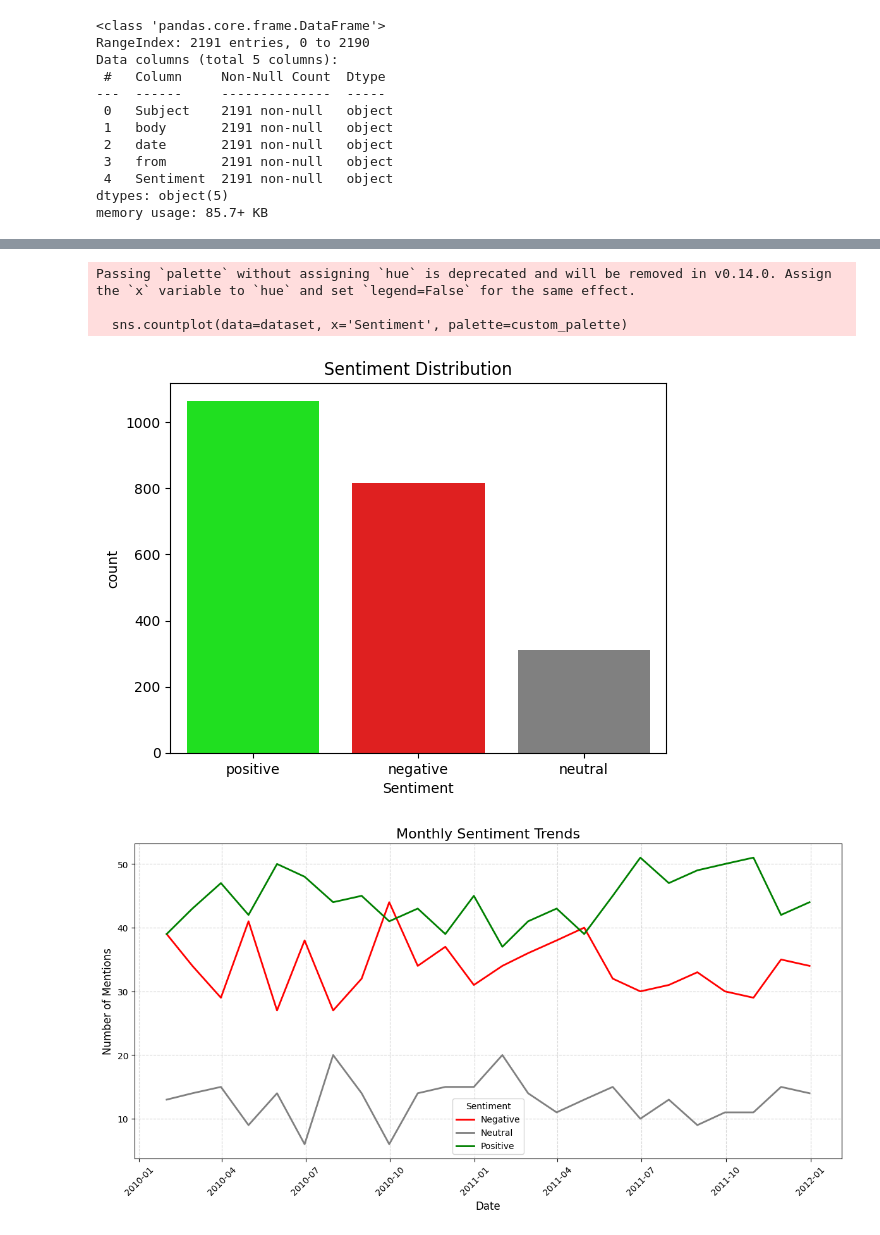
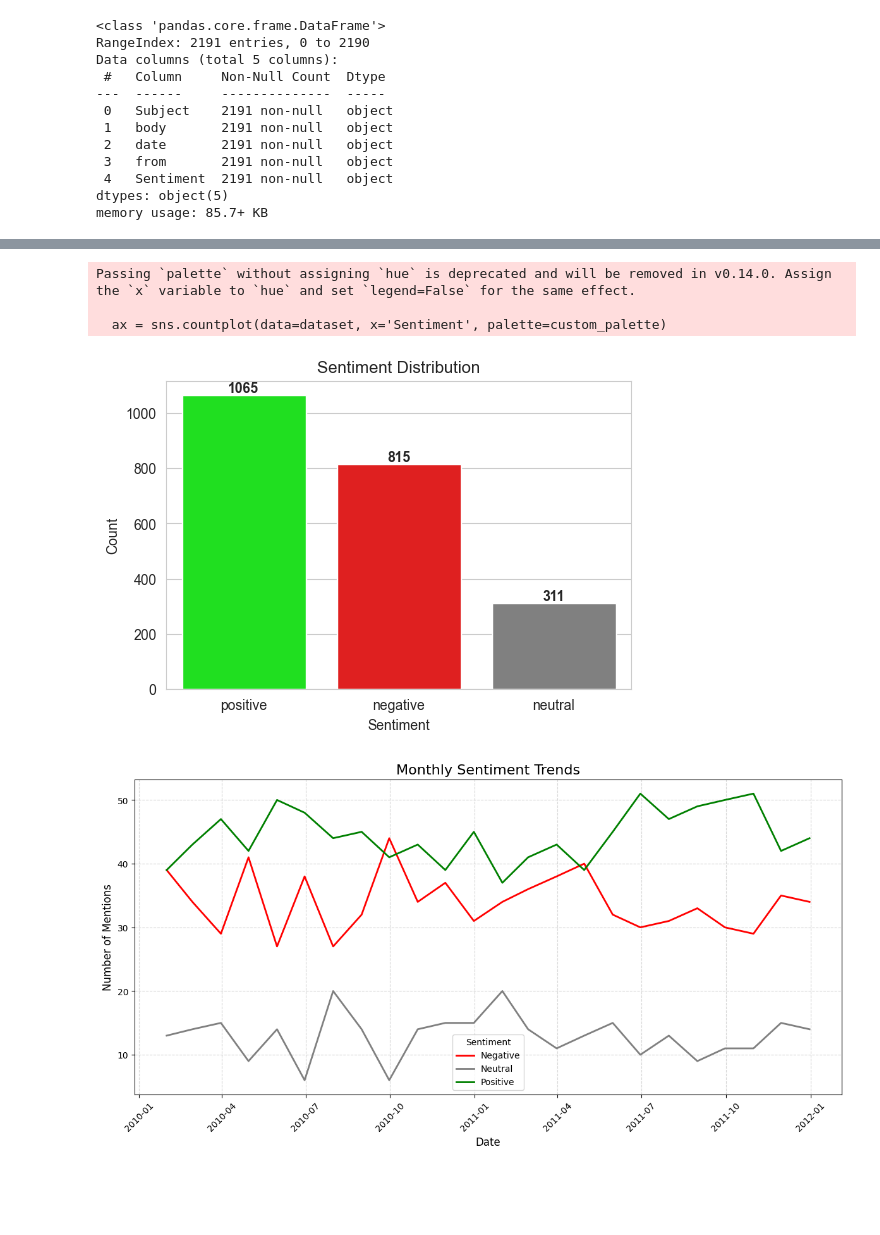
Before and after one commit to ParasNingune/Springer-Capital-Final-Task, a Jupyter notebook: notebook.ipynb, the cells around one changed output, grey strips where cells are left out. Cells and saved outputs as stored; diff of their text form; code cells hidden in the pictures; blank space fills up the shorter version.

Commit message:
Added Visualizations

```diff
--- a/notebook.ipynb
+++ b/notebook.ipynb
@@ -127,21 +127,35 @@ import matplotlib.pyplot as plt
 # %%
 import seaborn as sns
 import matplotlib.pyplot as plt
 
 custom_palette = {
     'positive': 'lime',
     'negative': 'red',
     'neutral': 'gray'
 }
 
-sns.countplot(data=dataset, x='Sentiment', palette=custom_palette)
+plt.figure(figsize=(6, 4))
+ax = sns.countplot(data=dataset, x='Sentiment', palette=custom_palette)
+
+for p in ax.patches:
+    ax.annotate(
+        format(int(p.get_height()), 'd'),
+        (p.get_x() + p.get_width() / 2., p.get_height()),
+        ha='center', va='center',
+        xytext=(0, 5),
+        textcoords='offset points',
+        fontsize=10, fontweight='bold'
+    )
+
 plt.title('Sentiment Distribution')
+plt.xlabel('Sentiment')
+plt.ylabel('Count')
 plt.show()
 # %% [output]
 Passing `palette` without assigning `hue` is deprecated and will be removed in v0.14.0. Assign the `x` variable to `hue` and set `legend=False` for the same effect.
 
-  sns.countplot(data=dataset, x='Sentiment', palette=custom_palette)
+  ax = sns.countplot(data=dataset, x='Sentiment', palette=custom_palette)
-[figure, old version]
+[figure, new version]
 # %%
 sentiment_monthly = dataset.set_index('date').groupby('Sentiment').resample('M').size().unstack()
 
```
Also changed, not shown: parts of 2 cells of this notebook, 6 other files.
